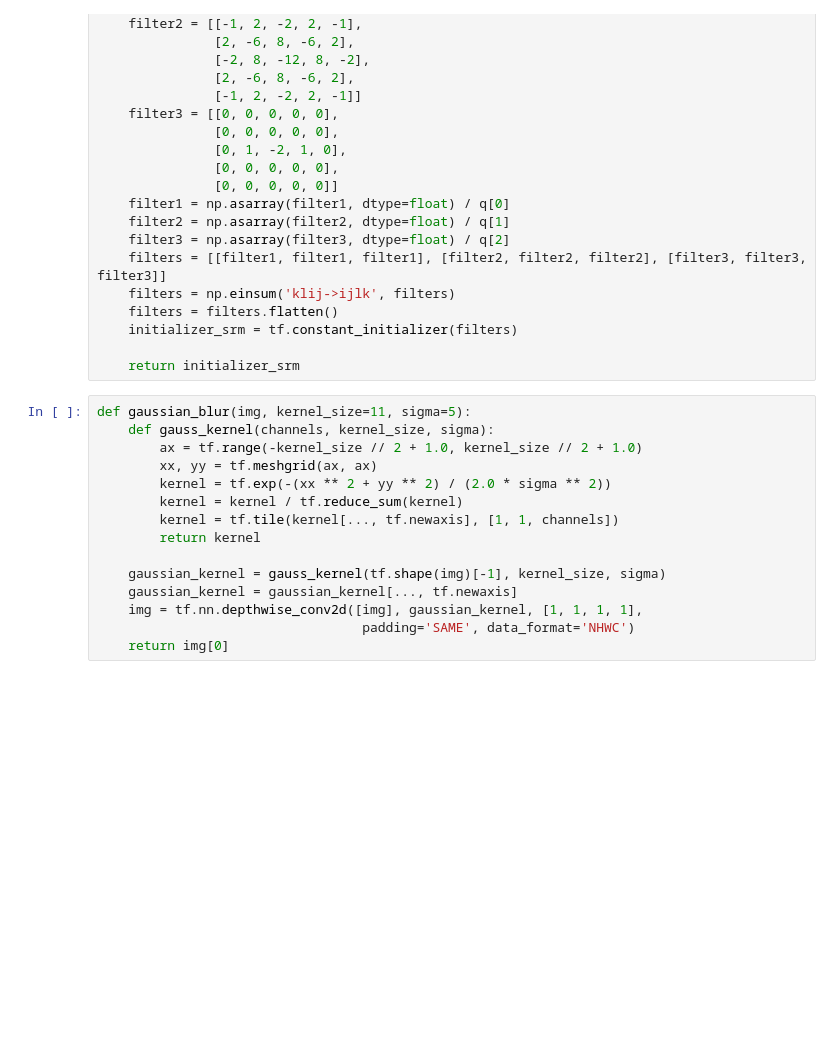
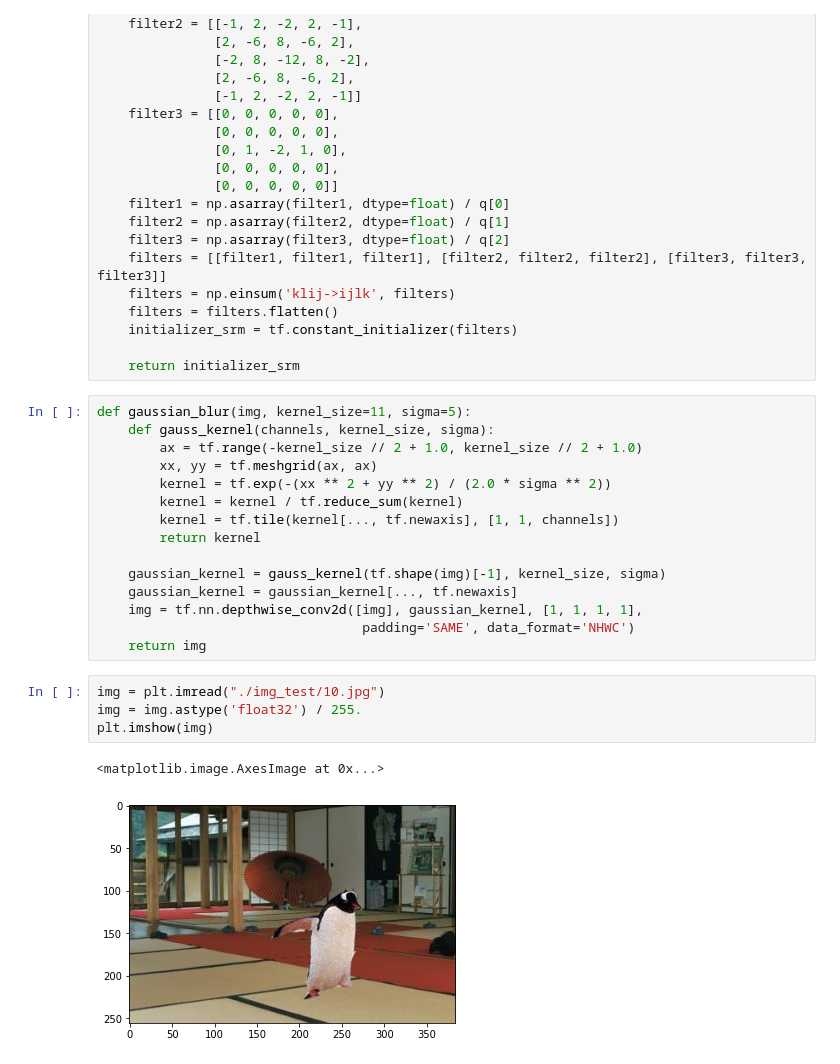
Before and after one commit to geoffroyO/sVae, a Jupyter notebook: src/Test_filters.ipynb, the cells around one changed output. Cells and saved outputs as stored; diff of their text form; blank space fills up the shorter version.

```diff
--- a/src/Test_filters.ipynb
+++ b/src/Test_filters.ipynb
@@ -45,4 +46,11 @@ def gaussian_blur(img, kernel_size=11, sigma=5):
     gaussian_kernel = gaussian_kernel[..., tf.newaxis]
     img = tf.nn.depthwise_conv2d([img], gaussian_kernel, [1, 1, 1, 1],
                                   padding='SAME', data_format='NHWC')
-    return img[0]
+    return img
+# %%
+img = plt.imread("./img_test/10.jpg")
+img = img.astype('float32') / 255.
+plt.imshow(img)
+# %% [output]
+<matplotlib.image.AxesImage at 0x...>
+[figure, added]
```
Also changed, not shown: parts of 14 cells of this notebook, 3 other files.
